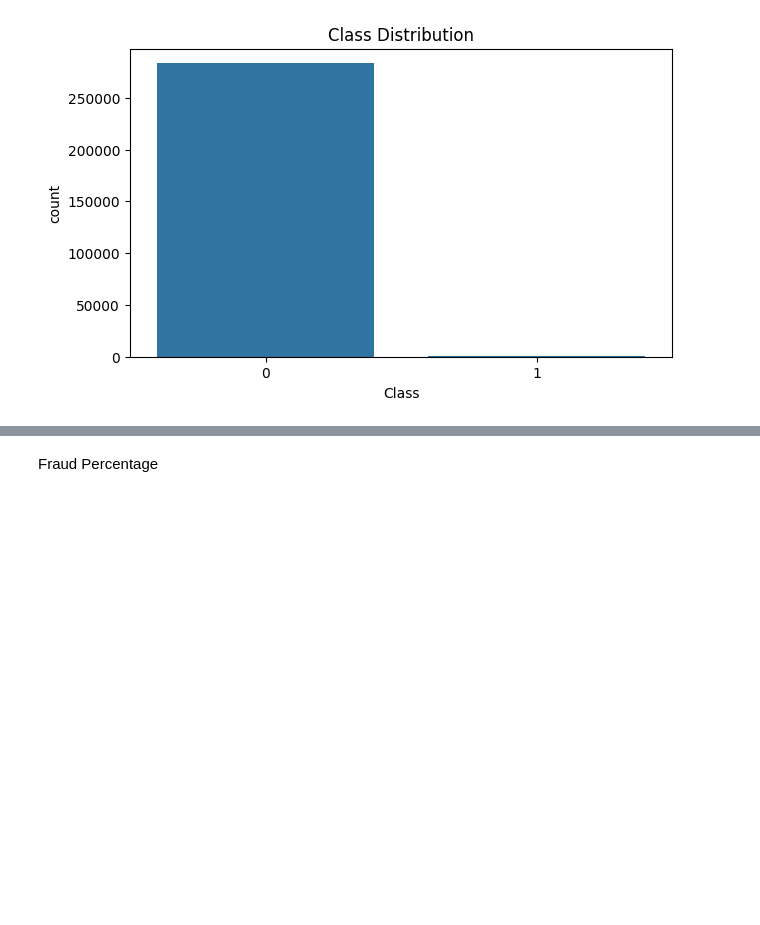
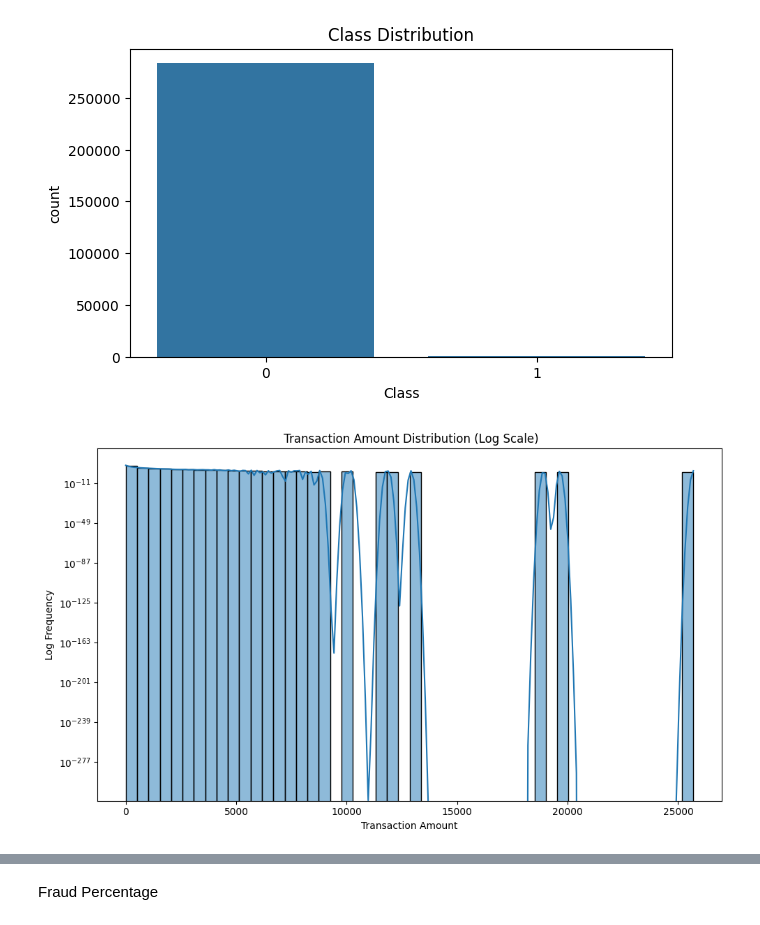
Before and after one commit to codequeen-11/fraud-detection, a Jupyter notebook: notebooks/eda-creditcard.ipynb, the cells around one changed output, grey strips where cells are left out. Drawn from its saved outputs; the diff is of its cells as text; code cells hidden in the pictures; blank space fills up the shorter version.

```diff
--- a/notebooks/eda-creditcard.ipynb
+++ b/notebooks/eda-creditcard.ipynb
@@ -165,3 +165,22 @@ plt.title("Class Distribution")
 plt.show()
 # %% [output]
 [figure]
+# %%
+plt.figure(figsize=(10, 6))
+
+sns.histplot(
+    df["Amount"],
+    bins=50,
+    kde=True
+)
+
+plt.yscale("log")
+
+plt.title(" Transaction Amount Distribution (Log Scale)")
+plt.xlabel("Transaction Amount")
+plt.ylabel("Log Frequency")
+
+plt.tight_layout()
+plt.show()
+# %% [output]
+[figure, added]
```
Also changed, not shown: parts of 1 cell of this notebook, 4 other files.
